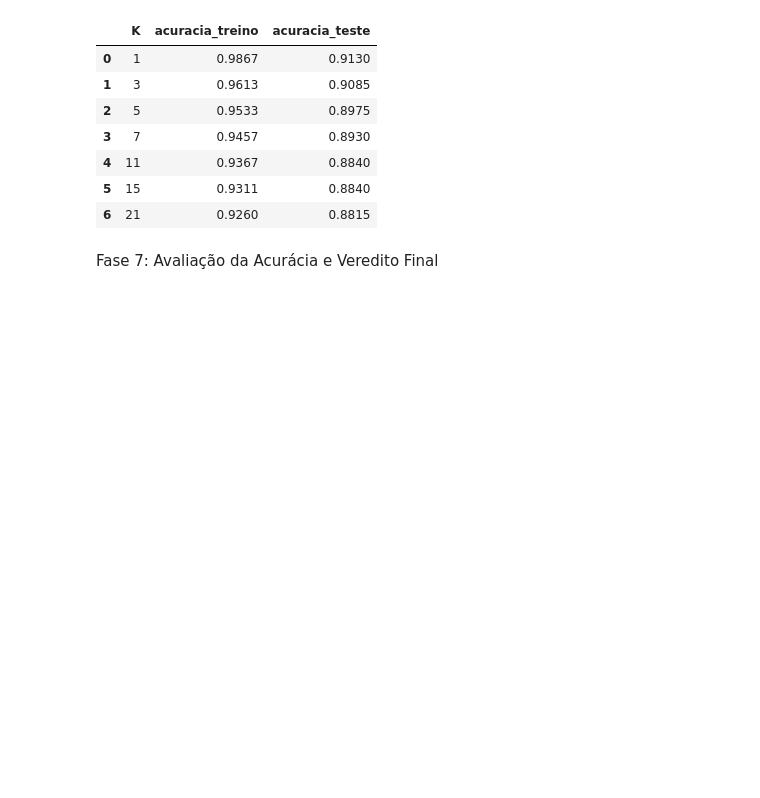
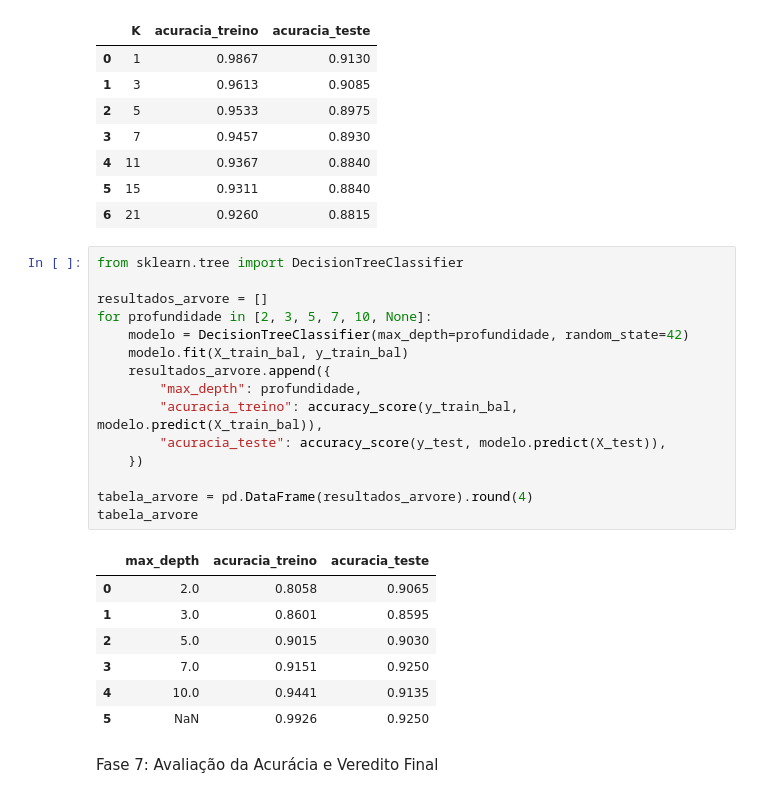
Before and after one commit to leandrolima25prog/manutencao-preditiva-ia, a Jupyter notebook: projeto_final_modulo1.ipynb, the cells around one changed output. Drawn from its saved outputs; the diff is of its cells as text; blank space fills up the shorter version.

Commit message:
implementa ajuste de max_depth na arvore e registro de acuracias

```diff
--- a/projeto_final_modulo1.ipynb
+++ b/projeto_final_modulo1.ipynb
@@ -363,5 +363,28 @@ tabela_knn
 | 4 | 11 | 0.9367 | 0.8840 |
 | 5 | 15 | 0.9311 | 0.8840 |
 | 6 | 21 | 0.9260 | 0.8815 |
+# %%
+from sklearn.tree import DecisionTreeClassifier
+
+resultados_arvore = []
+for profundidade in [2, 3, 5, 7, 10, None]:
+    modelo = DecisionTreeClassifier(max_depth=profundidade, random_state=42)
+    modelo.fit(X_train_bal, y_train_bal)
+    resultados_arvore.append({
+        "max_depth": profundidade,
+        "acuracia_treino": accuracy_score(y_train_bal, modelo.predict(X_train_bal)),
+        "acuracia_teste": accuracy_score(y_test, modelo.predict(X_test)),
+    })
+
+tabela_arvore = pd.DataFrame(resultados_arvore).round(4)
+tabela_arvore
+# %% [output]
+|  | max_depth | acuracia_treino | acuracia_teste |
+| 0 | 2.0 | 0.8058 | 0.9065 |
+| 1 | 3.0 | 0.8601 | 0.8595 |
+| 2 | 5.0 | 0.9015 | 0.9030 |
+| 3 | 7.0 | 0.9151 | 0.9250 |
+| 4 | 10.0 | 0.9441 | 0.9135 |
+| 5 | NaN | 0.9926 | 0.9250 |
 # %% [markdown]
 Fase 7: Avaliação da Acurácia e Veredito Final
```
